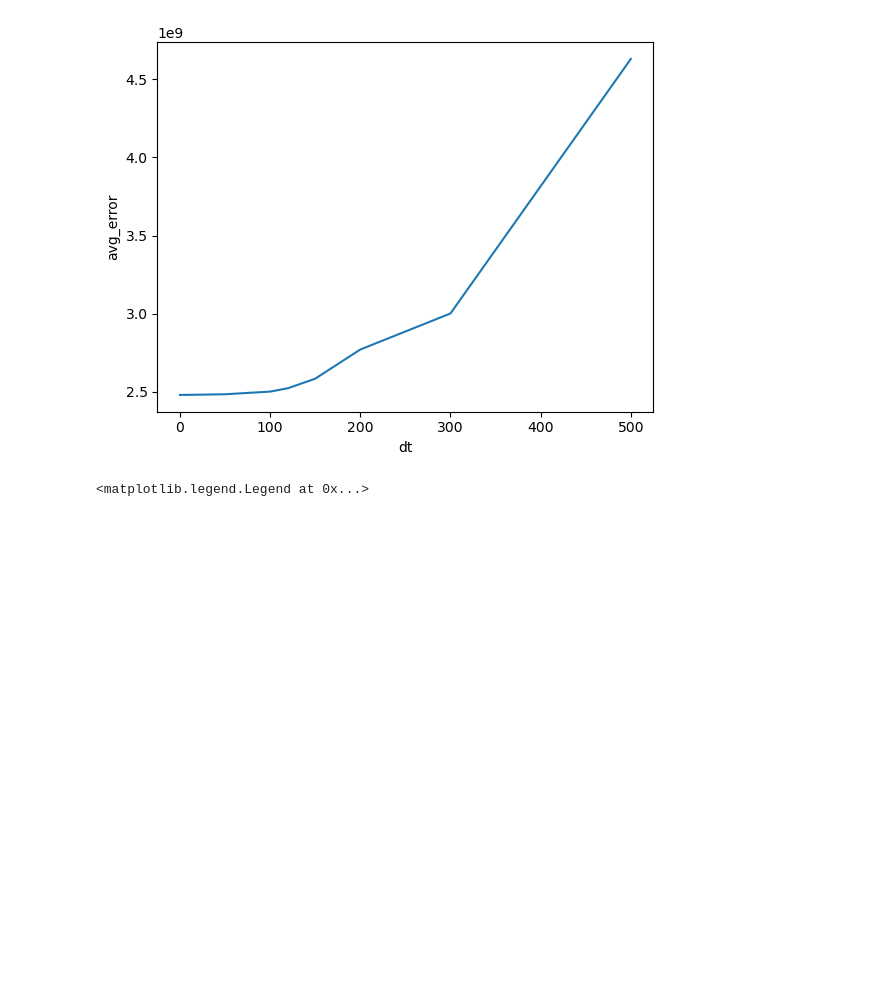
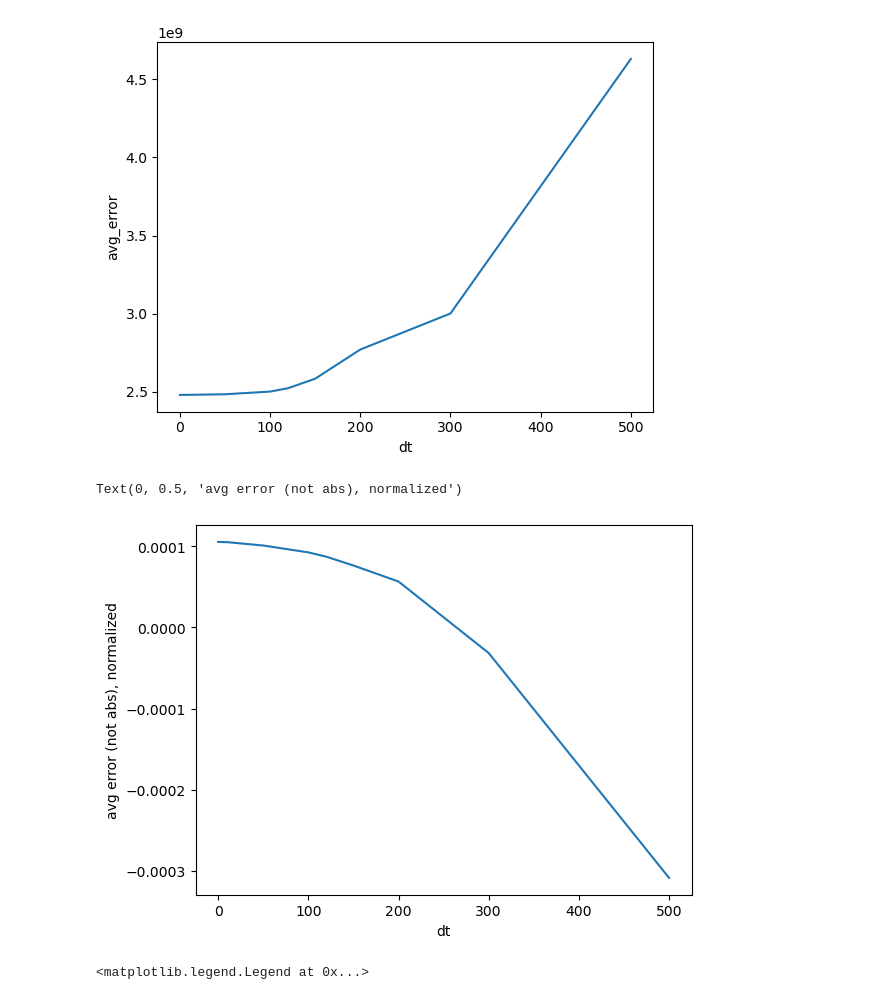
Before and after one commit to ThijsSpoor99/Project-Computational-Science, a Jupyter notebook: energyTesting.ipynb, the cells around one changed output. Saved outputs shown, nothing was run; the diff lists cells and outputs as text; code cells hidden in the pictures; blank space fills up the shorter version.

Commit message:
added a quick check for the not abs error scaling with dt

```diff
--- a/energyTesting.ipynb
+++ b/energyTesting.ipynb
@@ -28,6 +28,17 @@ abs_error150 = abs(data150[1:] - data150[0])
 abs_error200 = abs(data200[1:] - data200[0])
 abs_error300 = abs(data300[1:] - data300[0])
 abs_error500 = abs(data500[1:] - data500[0])
+# %%
+abs_error01_norm = (data01[1:] - data01[0]) / abs(data01[0])
+abs_error1_norm = (data1[1:] - data1[0]) / abs(data1[0])
+abs_error10_norm = (data10[1:] - data10[0]) / abs(data10[0])
+abs_error50_norm = (data50[1:] - data50[0]) / abs(data50[0])
+abs_error100_norm = (data100[1:] - data100[0]) / abs(data100[0])
+abs_error120_norm = (data120[1:] - data120[0]) / abs(data120[0])
+abs_error150_norm = (data150[1:] - data150[0]) / abs(data150[0])
+abs_error200_norm = (data200[1:] - data200[0]) / abs(data200[0])
+abs_error300_norm = (data300[1:] - data300[0]) / abs(data300[0])
+abs_error500_norm = (data500[1:] - data500[0]) / abs(data500[0])
 # %%
 dt01 = np.arange(1, 1e5, 0.1)
 dt1 = np.arange(1, 1e5, 1)
@@ -61,9 +72,22 @@ avg_error150 = np.mean(abs_error150)
 avg_error200 = np.mean(abs_error200)
 avg_error300 = np.mean(abs_error300)
 avg_error500 = np.mean(abs_error500)
+# %%
+avg_error01_norm = np.mean(abs_error01_norm)
+avg_error1_norm = np.mean(abs_error1_norm)
+avg_error10_norm = np.mean(abs_error10_norm)
+avg_error50_norm = np.mean(abs_error50_norm)
+avg_error100_norm = np.mean(abs_error100_norm)
+avg_error120_norm = np.mean(abs_error120_norm)
+avg_error150_norm = np.mean(abs_error150_norm)
+avg_error200_norm = np.mean(abs_error200_norm)
+avg_error300_norm = np.mean(abs_error300_norm)
+avg_error500_norm = np.mean(abs_error500_norm)
 # %%
 dt_list = [0.1, 1, 10, 50, 100, 120, 150, 200, 300, 500]
 avg_error_list = [avg_error01, avg_error1, avg_error10, avg_error50, avg_error100, avg_error120, avg_error150, avg_error200, avg_error300, avg_error500]
+# %%
+avg_error_list_norm = [avg_error01_norm, avg_error1_norm, avg_error10_norm, avg_error50_norm, avg_error100_norm, avg_error120_norm, avg_error150_norm, avg_error200_norm, avg_error300_norm, avg_error500_norm]
 # %%
 plt.plot(dt_list, avg_error_list)
 plt.xlabel('dt')
@@ -71,6 +95,13 @@ plt.ylabel('avg_error')
 # %% [output]
 Text(0, 0.5, 'avg_error')
 [figure]
+# %%
+plt.plot(dt_list, avg_error_list_norm)
+plt.xlabel('dt')
+plt.ylabel('avg error (not abs), normalized')
+# %% [output]
+Text(0, 0.5, 'avg error (not abs), normalized')
+[figure, added]
 # %%
 # cumulative_error01 = np.cumsum(abs_error01)
 # cumulative_error1 = np.cumsum(abs_error1)
```
